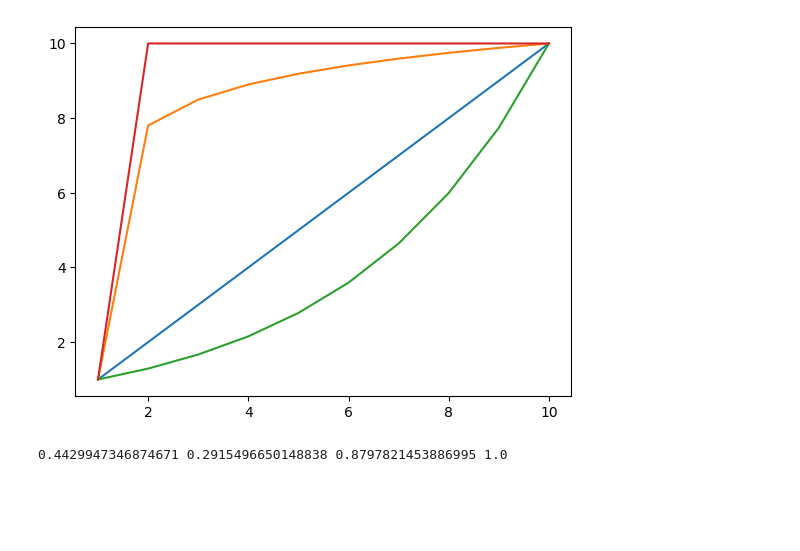
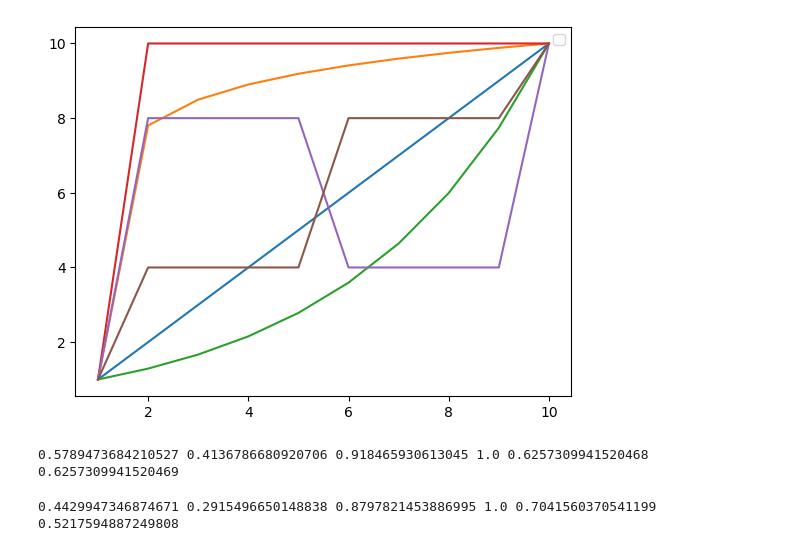
Before and after one commit to csebastiao/orderbike, a Jupyter notebook: notebooks/test_auc.ipynb, the cells around one changed output. Cells and saved outputs as stored; diff of their text form; code cells hidden in the pictures; blank space fills up the shorter version.

```diff
--- a/notebooks/test_auc.ipynb
+++ b/notebooks/test_auc.ipynb
@@ -12,12 +12,17 @@ exponential = [
     np.exp(i * np.log(10)) for i in np.linspace(np.log(1) / np.log(10), 1, 10)
 ]
 best = [1, 10, 10, 10, 10, 10, 10, 10, 10, 10]
+early = [1, 8, 8, 8, 8, 4, 4, 4, 4, 10]
+late = [1, 4, 4, 4, 4, 8, 8, 8, 8, 10]
 # %%
 fig, ax = plt.subplots()
 ax.plot(xx, linear)
 ax.plot(xx, logarithmic)
 ax.plot(xx, exponential)
 ax.plot(xx, best)
+ax.plot(xx, early)
+ax.plot(xx, late)
+plt.legend()
 plt.show()
 # %% [output]
-[figure, old version]
+[figure, new version]
@@ -24,3 +40,7 @@ plt.show()
+# %%
+print(lin_auc, exp_auc, log_auc, best_auc, early_auc, late_auc)
+# %% [output]
+0.5789473684210527 0.4136786680920706 0.918465930613045 1.0 0.6257309941520468 0.6257309941520469
 # %%
 lin_auc = get_auc(xx, linear, normalize_y=True, zero_yaxis=True, exp_discounting=True)
 log_auc = get_auc(
@@ -33,4 +55,4 @@ best_auc = get_auc(xx, best, normalize_y=True, zero_yaxis=True, exp_discounting=
 # %%
-print(lin_auc, exp_auc, log_auc, best_auc)
+print(lin_auc, exp_auc, log_auc, best_auc, early_auc, late_auc)
 # %% [output]
-0.4429947346874671 0.2915496650148838 0.8797821453886995 1.0
+0.4429947346874671 0.2915496650148838 0.8797821453886995 1.0 0.7041560370541199 0.5217594887249808
```
Also changed, not shown: parts of 2 cells of this notebook, 4 other files.
